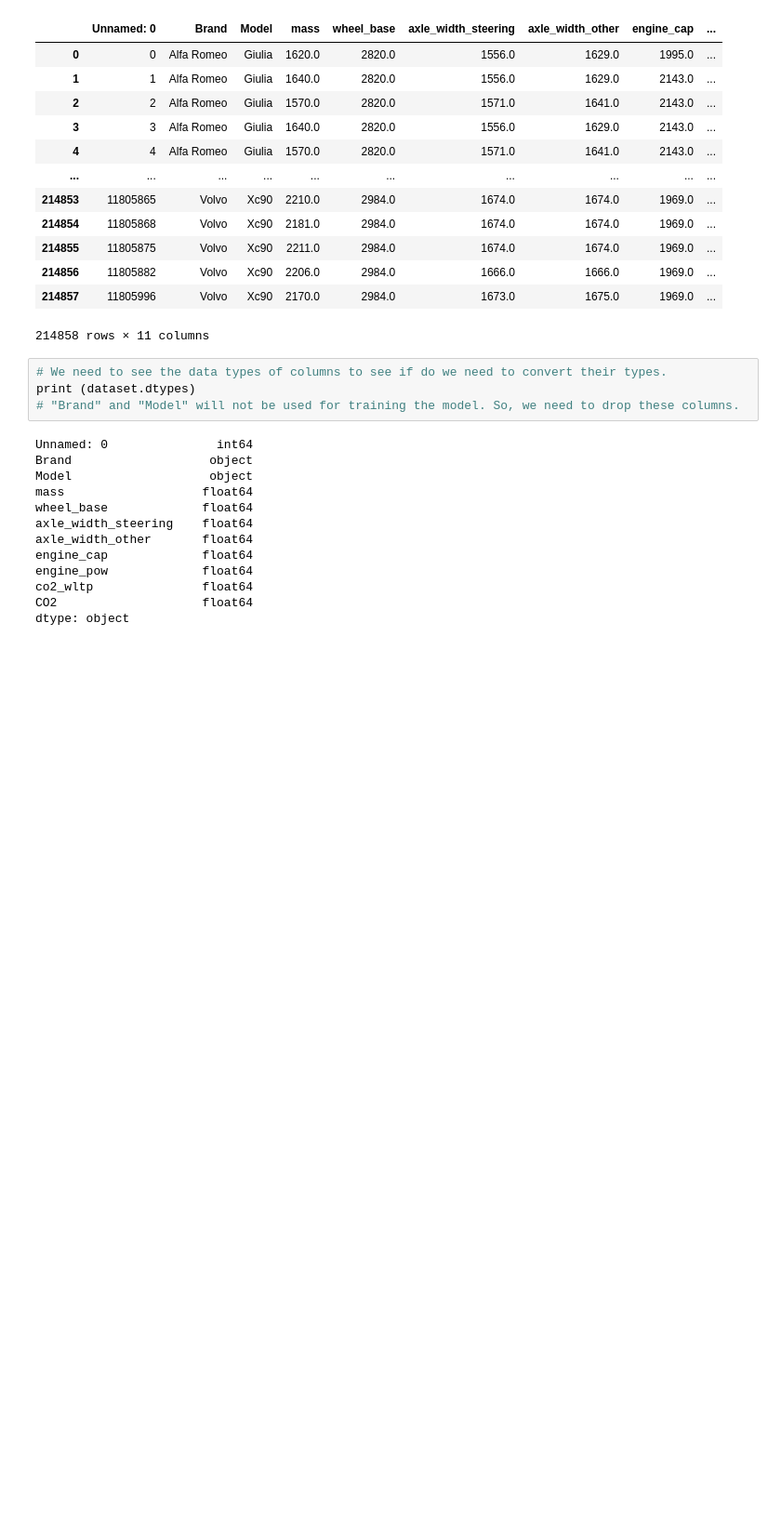
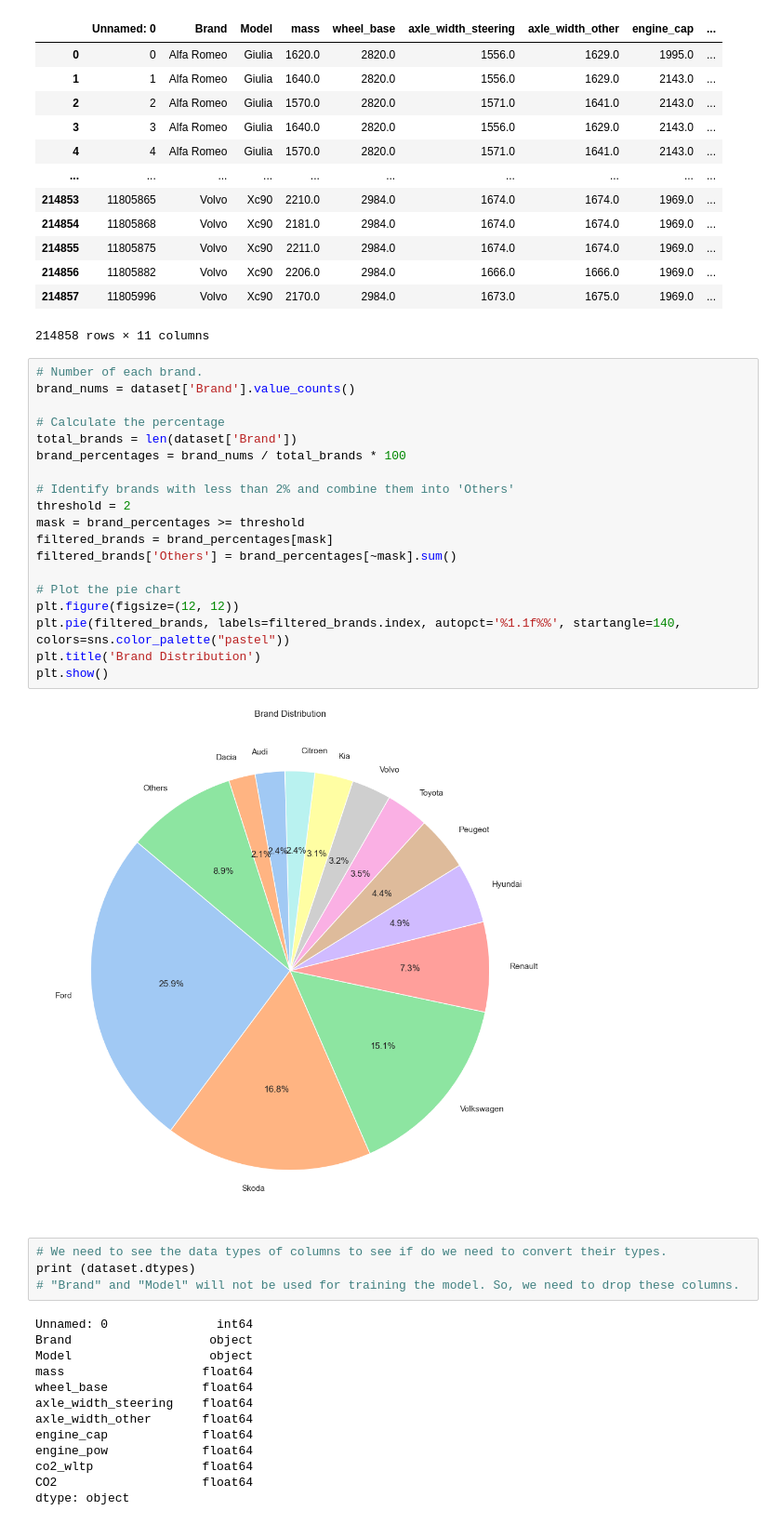
Before and after one commit to BenguBarisBalkan/AIN-311_Project, a Jupyter notebook: project_models.ipynb, the cells around one changed output. Shown at 93% size. Drawn from its saved outputs; the diff is of its cells as text; blank space fills up the shorter version.

```diff
--- a/project_models.ipynb
+++ b/project_models.ipynb
@@ -28,6 +34,27 @@ dataset
 | 214856 | 11805882 | Volvo | Xc90 | 2206.0 | 2984.0 | 1666.0 | 1666.0 | 1969.0 | ... |
 | 214857 | 11805996 | Volvo | Xc90 | 2170.0 | 2984.0 | 1673.0 | 1675.0 | 1969.0 | ... |
 214858 rows × 11 columns
+# %%
+# Number of each brand.
+brand_nums = dataset['Brand'].value_counts()
+
+# Calculate the percentage
+total_brands = len(dataset['Brand'])
+brand_percentages = brand_nums / total_brands * 100
+
+# Identify brands with less than 2% and combine them into 'Others'
+threshold = 2
+mask = brand_percentages >= threshold
+filtered_brands = brand_percentages[mask]
+filtered_brands['Others'] = brand_percentages[~mask].sum()
+
+# Plot the pie chart
+plt.figure(figsize=(12, 12))
+plt.pie(filtered_brands, labels=filtered_brands.index, autopct='%1.1f%%', startangle=140, colors=sns.color_palette("pastel"))
+plt.title('Brand Distribution')
+plt.show()
+# %% [output]
+[figure, added]
 # %%
 # We need to see the data types of columns to see if do we need to convert their types.
 print (dataset.dtypes)
```
Also changed, not shown: parts of 35 cells of this notebook.
